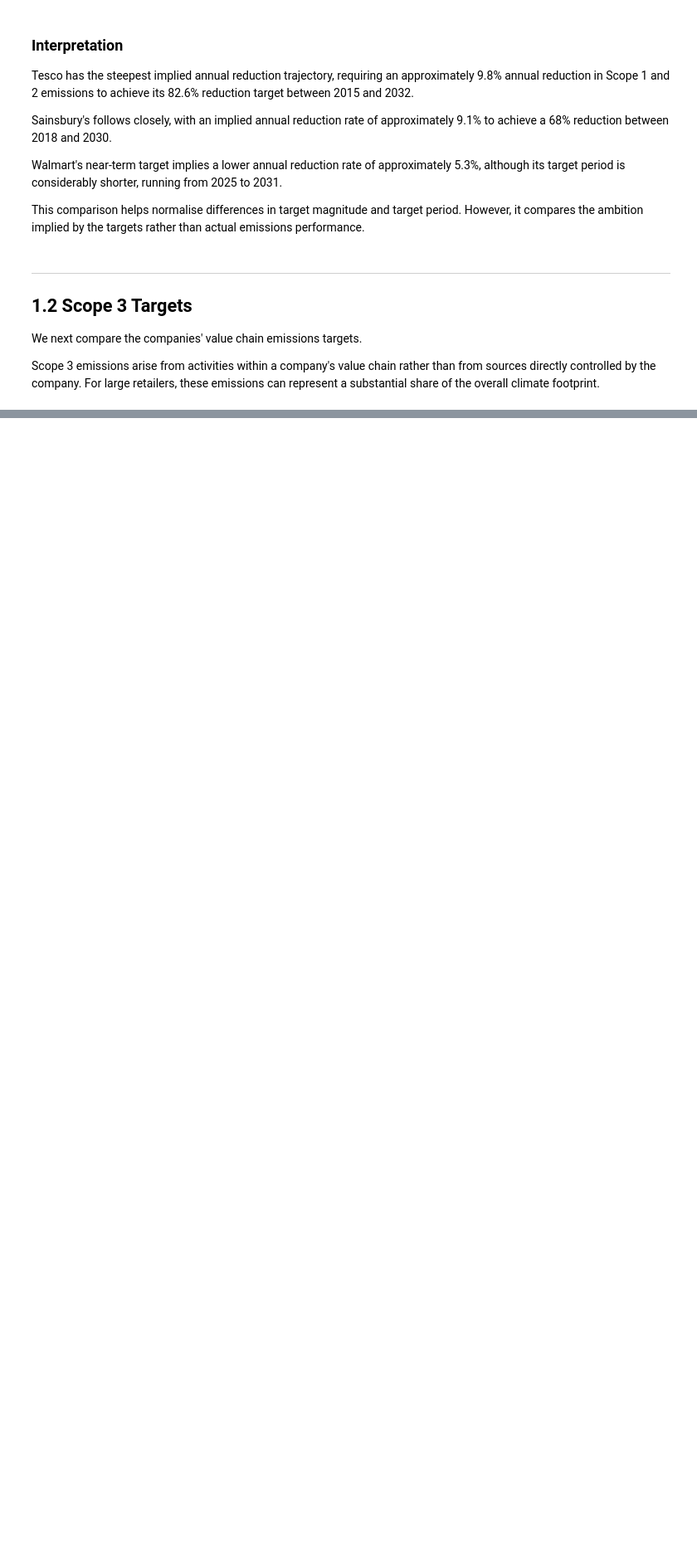
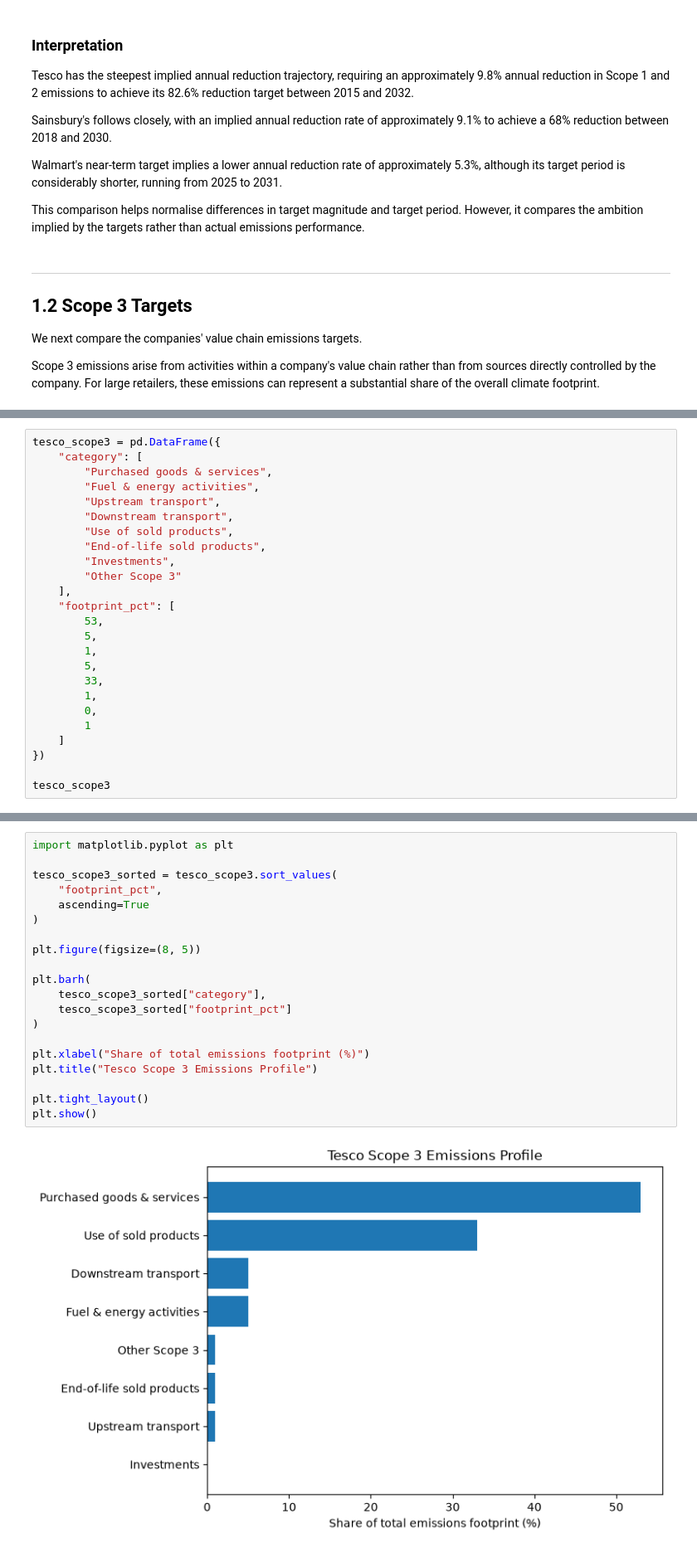
Before and after one commit to naema-bakar/retail-sustainability-benchmarking, a Jupyter notebook: notebooks/03_climate_benchmark.ipynb, the cells around one changed output, grey strips where cells are left out. Shown at 83% size. Drawn from its saved outputs; the diff is of its cells as text; blank space fills up the shorter version.

```diff
--- a/notebooks/03_climate_benchmark.ipynb
+++ b/notebooks/03_climate_benchmark.ipynb
@@ -333,0 +641,25 @@ footprint.
+# %%
+tesco_scope3 = pd.DataFrame({
+    "category": [
+        "Purchased goods & services",
+        "Fuel & energy activities",
+        "Upstream transport",
+        "Downstream transport",
+        "Use of sold products",
+        "End-of-life sold products",
+        "Investments",
+        "Other Scope 3"
+    ],
+    "footprint_pct": [
+        53,
+        5,
+        1,
+        5,
+        33,
+        1,
+        0,
+        1
+    ]
+})
+
+tesco_scope3
@@ -333,0 +684,22 @@ footprint.
+# %%
+import matplotlib.pyplot as plt
+
+tesco_scope3_sorted = tesco_scope3.sort_values(
+    "footprint_pct",
+    ascending=True
+)
+
+plt.figure(figsize=(8, 5))
+
+plt.barh(
+    tesco_scope3_sorted["category"],
+    tesco_scope3_sorted["footprint_pct"]
+)
+
+plt.xlabel("Share of total emissions footprint (%)")
+plt.title("Tesco Scope 3 Emissions Profile")
+
+plt.tight_layout()
+plt.show()
+# %% [output]
+[figure, added]
```
Also changed, not shown: parts of 34 cells of this notebook.
